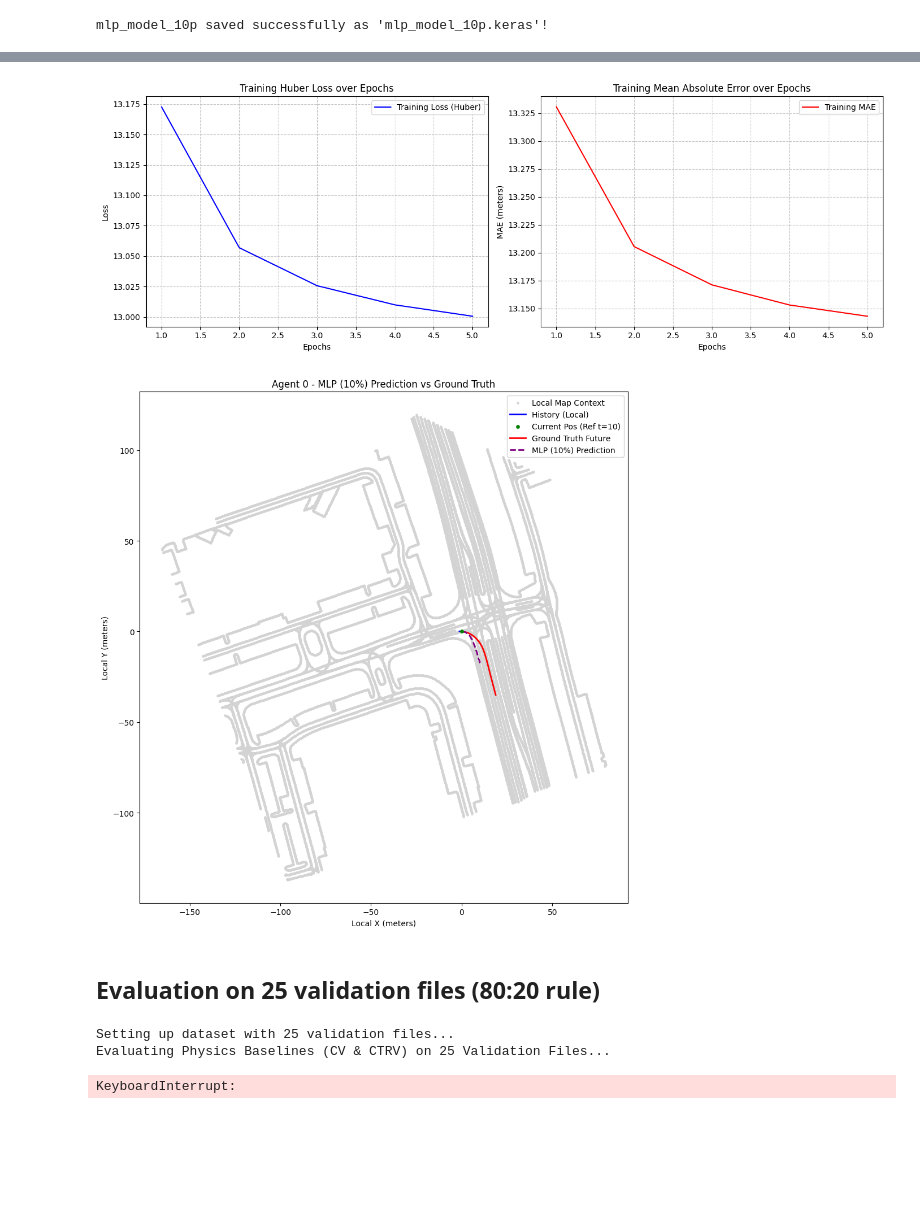
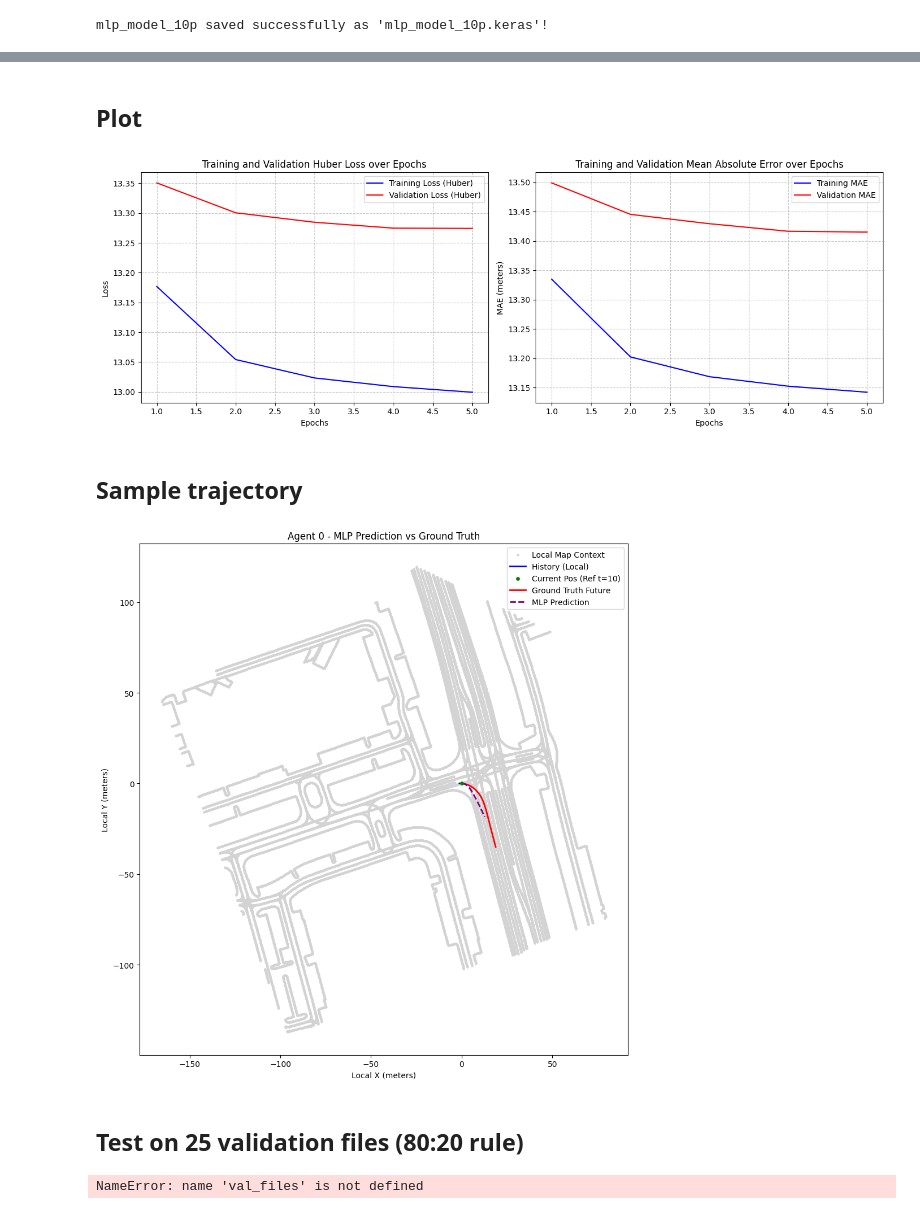
Before and after one commit to donggeonk/waymo_trajectory_prediction, a Jupyter notebook: waymo_baseline.ipynb, the cells around one changed output, grey strips where cells are left out. Saved outputs shown, nothing was run; the diff lists cells and outputs as text; code cells hidden in the pictures; blank space fills up the shorter version.

```diff
--- a/waymo_baseline.ipynb
+++ b/waymo_baseline.ipynb
@@ -411,3 +407,16 @@ Batched History Shape: (64, 11, 7)
 Batched Map Context Shape: (64, 1000, 2)
 Batched Future Targets Shape: (64, 80, 2)
 Dataset is ready! Using 100 files instead of all 1000.
+# %%
+import tensorflow as tf
+
+# Define validation set for training (the next 20 files after the training subset)
+NUM_VAL_FILES_FOR_TRAINING = 20
+val_files_for_training = train_files[NUM_FILES_TO_USE : NUM_FILES_TO_USE + NUM_VAL_FILES_FOR_TRAINING]
+
+val_dataset_for_training = tf.data.Dataset.from_generator(
+    lambda: waymo_generator(val_files_for_training, max_scenarios=None),
+    output_signature=output_signature
+).batch(BATCH_SIZE).prefetch(tf.data.AUTOTUNE)
+
+print(f"Validation dataset ready! Using {len(val_files_for_training)} files for validation during training.")
@@ -1837,10 +1541,13 @@ Trainable params: 38144 (149.00 KB)
 Non-trainable params: 0 (0.00 Byte)
 __________________________________________________________________________________________________
 # %%
+EPOCHS = 5
+
 print("Starting MLP Baseline Training...")
 history_mlp = mlp_model_10p.fit(
     train_dataset,
-    epochs=EPOCHS
+    epochs=EPOCHS,
+    validation_data=val_dataset_for_training
 )
 print("MLP Training Complete!")
 # %% [output]
@@ -1919,34 +1648,42 @@ mlp_model_10p Performance on Validation Set (100 Scenarios):
+# %% [markdown]
+## Plot
 # %%
 import matplotlib.pyplot as plt
 
 # Extract the metrics from the history object (from the 10% model training)
 loss = history_mlp.history['loss']
+val_loss = history_mlp.history['val_loss']
 mae = history_mlp.history['mae']
+val_mae = history_mlp.history['val_mae']
 epochs = range(1, len(loss) + 1)
 
 # Create a figure with two subplots
 fig, (ax1, ax2) = plt.subplots(1, 2, figsize=(14, 5))
 
 # Plot Loss (Huber)
 ax1.plot(epochs, loss, 'b-', label='Training Loss (Huber)')
-ax1.set_title('Training Huber Loss over Epochs')
+ax1.plot(epochs, val_loss, 'r-', label='Validation Loss (Huber)')
+ax1.set_title('Training and Validation Huber Loss over Epochs')
 ax1.set_xlabel('Epochs')
 ax1.set_ylabel('Loss')
 ax1.legend()
 ax1.grid(True, linestyle='--', alpha=0.7)
 
 # Plot MAE
-ax2.plot(epochs, mae, 'r-', label='Training MAE')
-ax2.set_title('Training Mean Absolute Error over Epochs')
+ax2.plot(epochs, mae, 'b-', label='Training MAE')
+ax2.plot(epochs, val_mae, 'r-', label='Validation MAE')
+ax2.set_title('Training and Validation Mean Absolute Error over Epochs')
 ax2.set_xlabel('Epochs')
 ax2.set_ylabel('MAE (meters)')
 ax2.legend()
 ax2.grid(True, linestyle='--', alpha=0.7)
 
 plt.tight_layout()
 plt.show()
 # %% [output]
-[figure, old version]
+[figure, new version]
+# %% [markdown]
+## Sample trajectory
 # %%
 import numpy as np
 import matplotlib.pyplot as plt
@@ -1996,9 +1733,9 @@ ax.scatter(hist_traj[-1, 0], hist_traj[-1, 1], color='green', s=15, label='Curre
 ax.plot(ground_truth_fut[:, 0], ground_truth_fut[:, 1], color='red', linewidth=2, label='Ground Truth Future')
 
 # Plot predicted future trajectory
-ax.plot(pred_fut_mlp[:, 0], pred_fut_mlp[:, 1], color='purple', linestyle='--', linewidth=2, label='MLP (10%) Prediction')
+ax.plot(pred_fut_mlp[:, 0], pred_fut_mlp[:, 1], color='purple', linestyle='--', linewidth=2, label='MLP Prediction')
 
-ax.set_title(f'Agent {target_agent_id} - MLP (10%) Prediction vs Ground Truth')
+ax.set_title(f'Agent {target_agent_id} - MLP Prediction vs Ground Truth')
 ax.set_xlabel('Local X (meters)')
 ax.set_ylabel('Local Y (meters)')
 ax.set_aspect('equal')
@@ -2007,9 +1744,9 @@ ax.legend()
 plt.tight_layout()
 plt.show()
 # %% [output]
-[figure, old version]
+[figure, new version]
 # %% [markdown]
-## Evaluation on 25 validation files (80:20 rule)
+## Test on 25 validation files (80:20 rule)
 # %%
 import numpy as np
 import tensorflow as tf
@@ -2032,26 +1769,27 @@ ctrv_ades, ctrv_fdes = [], []
 # Future time steps for projection
 dt_steps = np.arange(1, 81) * 0.1 # shape (80,)
 
-total_inference_time = 0.0
+total_inference_time_cv = 0.0
+total_inference_time_ctrv = 0.0
 total_agents = 0
 
 for inputs, targets in val_dataset_25:
     history = inputs['history'].numpy()
     target_fut = targets.numpy()
 
-    # Start timing inference
-    t_start = time.time()
-
     # Extract t=10 kinematics
     speed = history[:, 10, 3:4] # shape (batch, 1)
     yaw_rate = history[:, 10, 5:6] # shape (batch, 1)
 
     # 1. CV Prediction (Local frame: heading is 0, so velocity is exactly along X-axis)
+    t_start_cv = time.time()
     cv_pred_x = speed * dt_steps # (batch, 80)
     cv_pred_y = np.zeros_like(cv_pred_x)
     cv_pred = np.stack([cv_pred_x, cv_pred_y], axis=-1) # (batch, 80, 2)
+    total_inference_time_cv += (time.time() - t_start_cv)
 
     # 2. CTRV Prediction
+    t_start_ctrv = time.time()
     yaw_rate_safe = np.where(np.abs(yaw_rate) < 1e-4, 1e-4, yaw_rate)
     ctrv_pred_x = (speed / yaw_rate_safe) * np.sin(yaw_rate_safe * dt_steps)
     ctrv_pred_y = (speed / yaw_rate_safe) * (1 - np.cos(yaw_rate_safe * dt_steps))
@@ -2061,9 +1799,8 @@ for inputs, targets in val_dataset_25:
     mask = np.abs(yaw_rate) < 1e-4
     mask = np.expand_dims(mask, axis=-1)
     ctrv_pred = np.where(mask, cv_pred, ctrv_pred)
+    total_inference_time_ctrv += (time.time() - t_start_ctrv)
 
-    # End timing inference
-    total_inference_time += (time.time() - t_start)
     total_agents += len(speed)
 
     # Metrics CV
@@ -2076,17 +1813,17 @@ for inputs, targets in val_dataset_25:
     ctrv_ades.append(np.mean(ctrv_dist, axis=1))
     ctrv_fdes.append(ctrv_dist[:, -1])
 
-latency_ms_per_agent = (total_inference_time / total_agents) * 1000 if total_agents > 0 else 0
+latency_ms_per_agent_cv = (total_inference_time_cv / total_agents) * 1000 if total_agents > 0 else 0
+latency_ms_per_agent_ctrv = (total_inference_time_ctrv / total_agents) * 1000 if total_agents > 0 else 0
 
 print(f"\nConstant Velocity (CV) Performance:")
 print(f"  ADE: {np.mean(np.concatenate(cv_ades)):.4f} meters")
 print(f"  FDE: {np.mean(np.concatenate(cv_fdes)):.4f} meters")
+print(f"  Average Inference Latency: {latency_ms_per_agent_cv:.4f} ms / agent")
 
 print(f"\nConstant Turn Rate and Velocity (CTRV) Performance:")
 print(f"  ADE: {np.mean(np.concatenate(ctrv_ades)):.4f} meters")
 print(f"  FDE: {np.mean(np.concatenate(ctrv_fdes)):.4f} meters")
-print(f"\nPhysics Baselines Average Inference Latency: {latency_ms_per_agent:.4f} ms / agent")
+print(f"  Average Inference Latency: {latency_ms_per_agent_ctrv:.4f} ms / agent")
 # %% [output]
-Setting up dataset with 25 validation files...
-Evaluating Physics Baselines (CV & CTRV) on 25 Validation Files...
+NameError: name 'val_files' is not defined
-KeyboardInterrupt:
```
Also changed, not shown: parts of 29 cells of this notebook, 11 other files.
